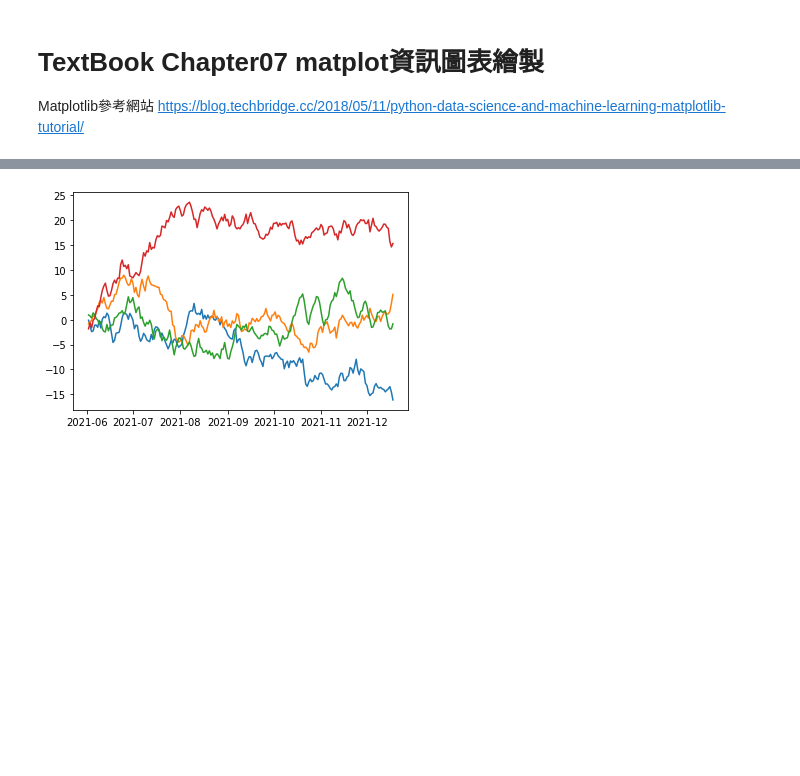
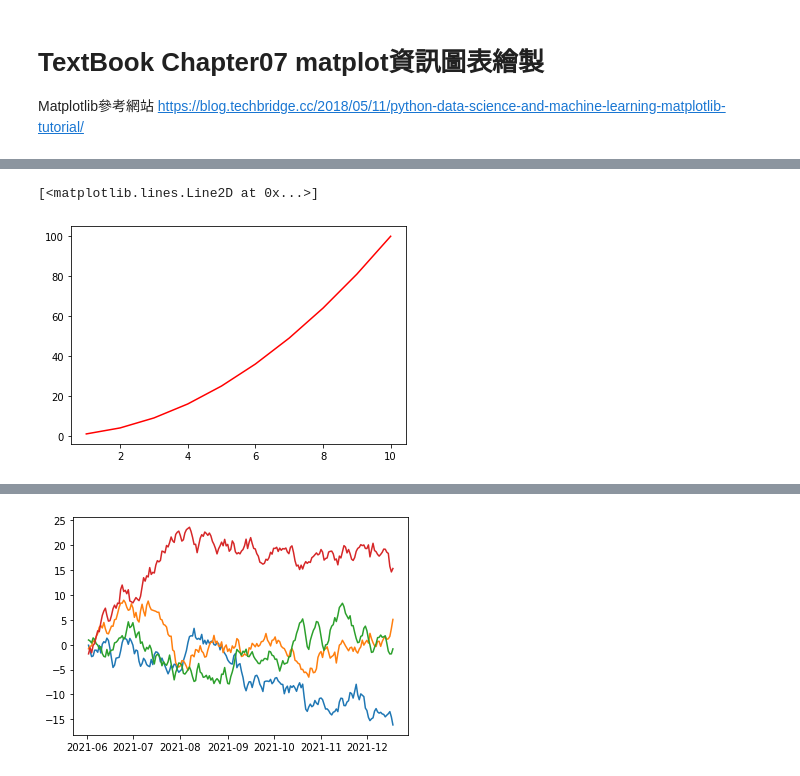
Before and after one commit to tibitTW/CS-course-2020, a Jupyter notebook: python 上課教材/fish/202109用matplotlib_畫圖ipynb.ipynb, the cells around one changed output, grey strips where cells are left out. Drawn from its saved outputs; the diff is of its cells as text; code cells hidden in the pictures; blank space fills up the shorter version.

```diff
--- a/python 上課教材/fish/202109用matplotlib_畫圖ipynb.ipynb
+++ b/python 上課教材/fish/202109用matplotlib_畫圖ipynb.ipynb
@@ -9,0 +22,5 @@ import matplotlib.pyplot as plt
+# %%
+plt.plot(x, y, 'r')
+# %% [output]
+[<matplotlib.lines.Line2D at 0x...>]
+[figure, added]
```
Also changed, not shown: parts of 4 cells of this notebook, 5 other files.
